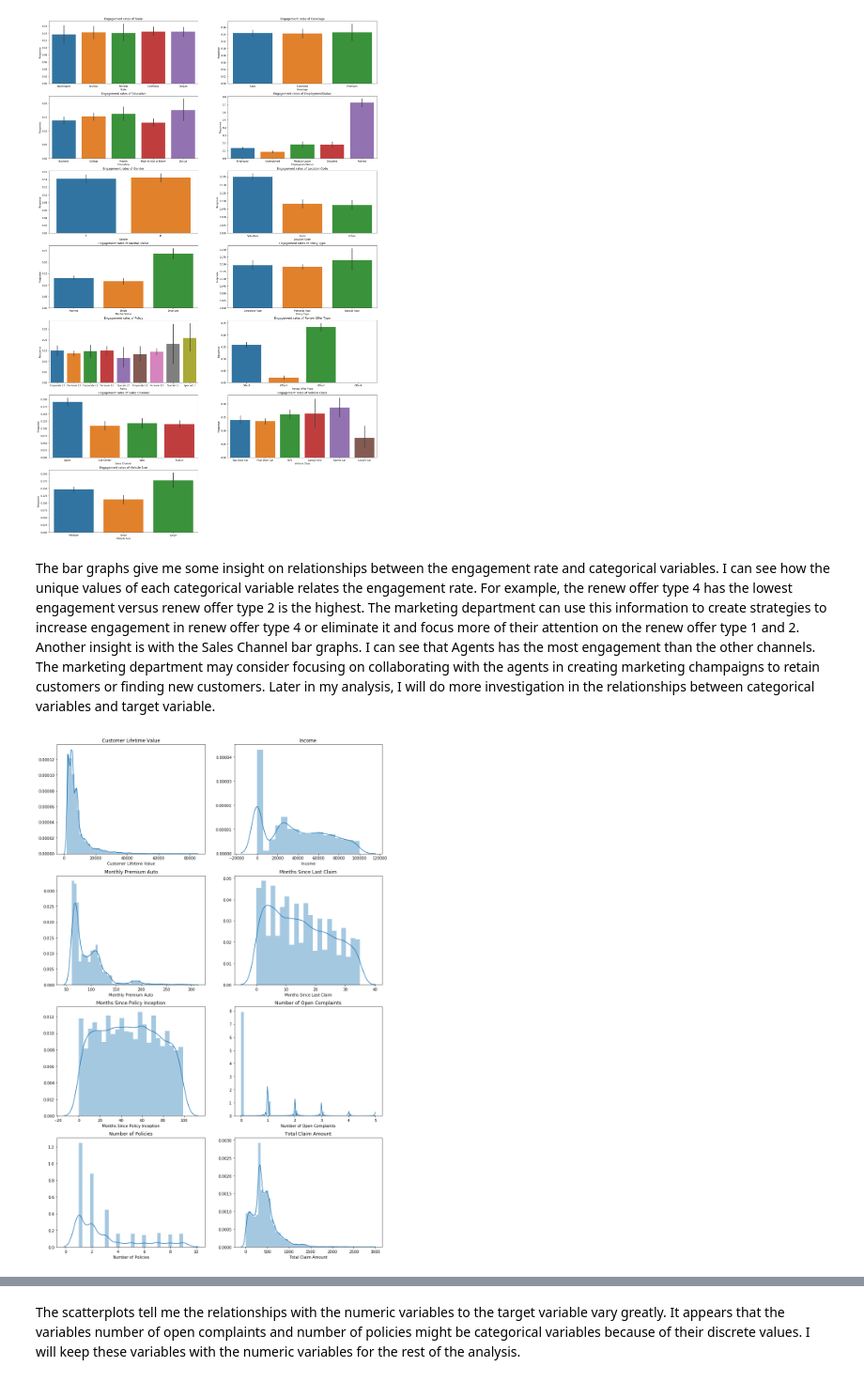
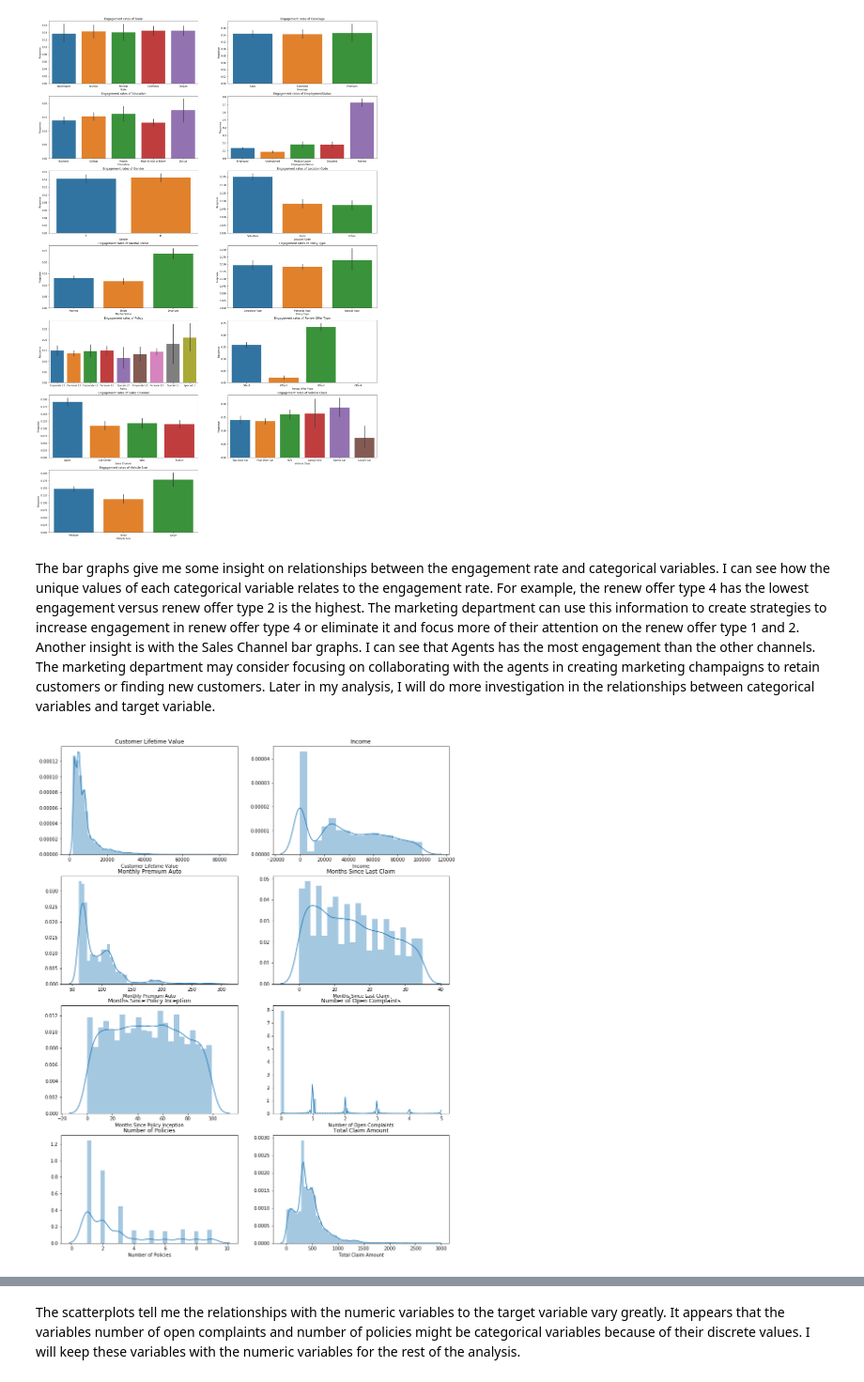
Before and after one commit to rruss2/Projects, a Jupyter notebook: Customer_Behavior_Analytics.ipynb, the cells around one changed output, grey strips where cells are left out. Shown at 94% size. Saved outputs shown, nothing was run; the diff lists cells and outputs as text; code cells hidden in the pictures.

```diff
--- a/Customer_Behavior_Analytics.ipynb
+++ b/Customer_Behavior_Analytics.ipynb
@@ -221,5 +188,5 @@ Index(['State', 'Customer Lifetime Value', 'Response', 'Coverage', 'Education',
       dtype='object')
 # %%
 # Split the categorical and numeric variables to analyze seperately.
-new_numeric_df = [f for f in new_market_df.columns if new_market_df.dtypes[f] != 'object']
-new_categorical_df = [f for f in new_market_df.columns if new_market_df.dtypes[f] == 'object']
+numeric_df = [f for f in new_market_df.columns if market_df.dtypes[f] != 'object']
+categorical_df = [f for f in new_market_df.columns if market_df.dtypes[f] == 'object']
@@ -269,0 +243,4 @@ new_categorical_df.head(10)
+# %%
+# Create dataframe for categorical variables and display top rows.
+num_df = new_market_df[numeric_df]
+num_df.head()
@@ -285,19 +269,19 @@ for i in range(len(all_columns)):
 # %% [output]
 [figure]
 # %% [markdown]
-The bar graphs give me some insight on relationships between the engagement rate and categorical variables.  I can see how the unique values of each categorical variable relates the engagement rate.  For example, the renew offer type 4 has the lowest engagement versus renew offer type 2 is the highest.  The marketing department can use this information to create strategies to increase engagement in renew offer type 4 or eliminate it and focus more of their attention on the renew offer type 1 and 2.  Another insight is with the Sales Channel bar graphs.  I can see that Agents has the most engagement than the other channels.  The marketing department may consider focusing on collaborating with the agents in creating marketing champaigns to retain customers or finding new customers.  Later in my analysis, I will do more investigation in the relationships between categorical variables and target variable.
+The bar graphs give me some insight on relationships between the engagement rate and categorical variables.  I can see how the unique values of each categorical variable relates to the engagement rate.  For example, the renew offer type 4 has the lowest engagement versus renew offer type 2 is the highest.  The marketing department can use this information to create strategies to increase engagement in renew offer type 4 or eliminate it and focus more of their attention on the renew offer type 1 and 2.  Another insight is with the Sales Channel bar graphs.  I can see that Agents has the most engagement than the other channels.  The marketing department may consider focusing on collaborating with the agents in creating marketing champaigns to retain customers or finding new customers.  Later in my analysis, I will do more investigation in the relationships between categorical variables and target variable.
 # %%
 # Check the distributions of the numeric variables.
 num_all_columns = ['Customer Lifetime Value', 'Income', 'Monthly Premium Auto',
        'Months Since Last Claim', 'Months Since Policy Inception',
        'Number of Open Complaints', 'Number of Policies',
        'Total Claim Amount']
 
 plt.figure(figsize=(15, 30))
 
 for i in range(len(num_all_columns)):
-    plt.subplot(5, 2, i + 1)
-    sns.distplot(new_numeric_df[num_all_columns[i]])
+    plt.subplot(6, 2, i + 1)
+    sns.distplot(num_df[num_all_columns[i]])
     plt.title(num_all_columns[i])
 # %% [output]
-[figure, old version]
+[figure, new version]
```
Also changed, not shown: parts of 222 cells of this notebook.
